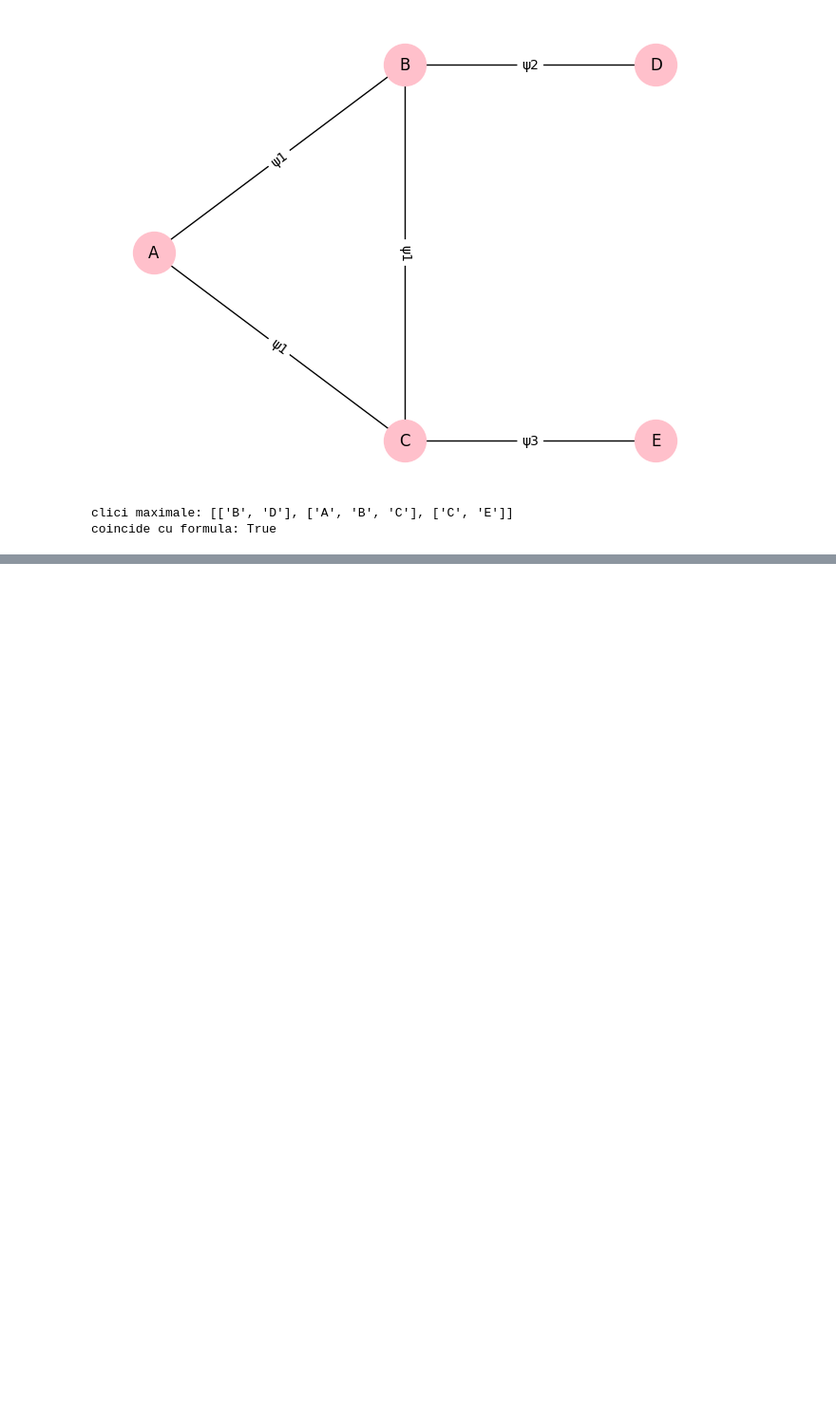
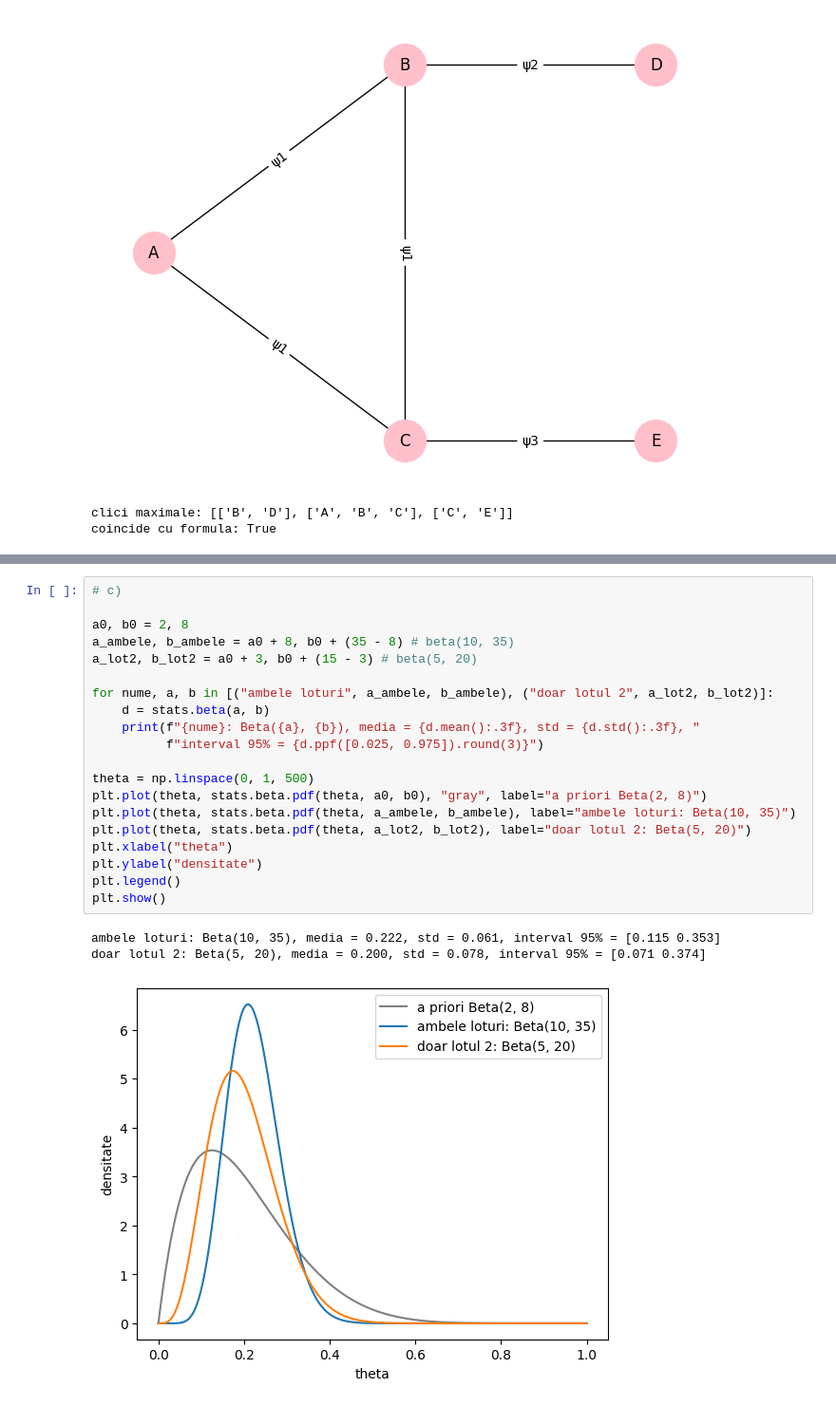
Before and after one commit to ioanaa-c/PMP-2026, a Jupyter notebook: Partial/partial.ipynb, the cells around one changed output, grey strips where cells are left out. Shown at 95% size. Saved outputs shown, nothing was run; the diff lists cells and outputs as text; blank space fills up the shorter version.

```diff
--- a/Partial/partial.ipynb
+++ b/Partial/partial.ipynb
@@ -130,0 +182,24 @@ coincide cu formula: True
+# %%
+# c)
+
+a0, b0 = 2, 8
+a_ambele, b_ambele = a0 + 8, b0 + (35 - 8) # beta(10, 35)
+a_lot2, b_lot2 = a0 + 3, b0 + (15 - 3) # beta(5, 20)
+
+for nume, a, b in [("ambele loturi", a_ambele, b_ambele), ("doar lotul 2", a_lot2, b_lot2)]:
+    d = stats.beta(a, b)
+    print(f"{nume}: Beta({a}, {b}), media = {d.mean():.3f}, std = {d.std():.3f}, "
+          f"interval 95% = {d.ppf([0.025, 0.975]).round(3)}")
+
+theta = np.linspace(0, 1, 500)
+plt.plot(theta, stats.beta.pdf(theta, a0, b0), "gray", label="a priori Beta(2, 8)")
+plt.plot(theta, stats.beta.pdf(theta, a_ambele, b_ambele), label="ambele loturi: Beta(10, 35)")
+plt.plot(theta, stats.beta.pdf(theta, a_lot2, b_lot2), label="doar lotul 2: Beta(5, 20)")
+plt.xlabel("theta")
+plt.ylabel("densitate")
+plt.legend()
+plt.show()
+# %% [output]
+ambele loturi: Beta(10, 35), media = 0.222, std = 0.061, interval 95% = [0.115 0.353]
+doar lotul 2: Beta(5, 20), media = 0.200, std = 0.078, interval 95% = [0.071 0.374]
+[figure, added]
```
Also changed, not shown: parts of 4 cells of this notebook, 6 other files.
